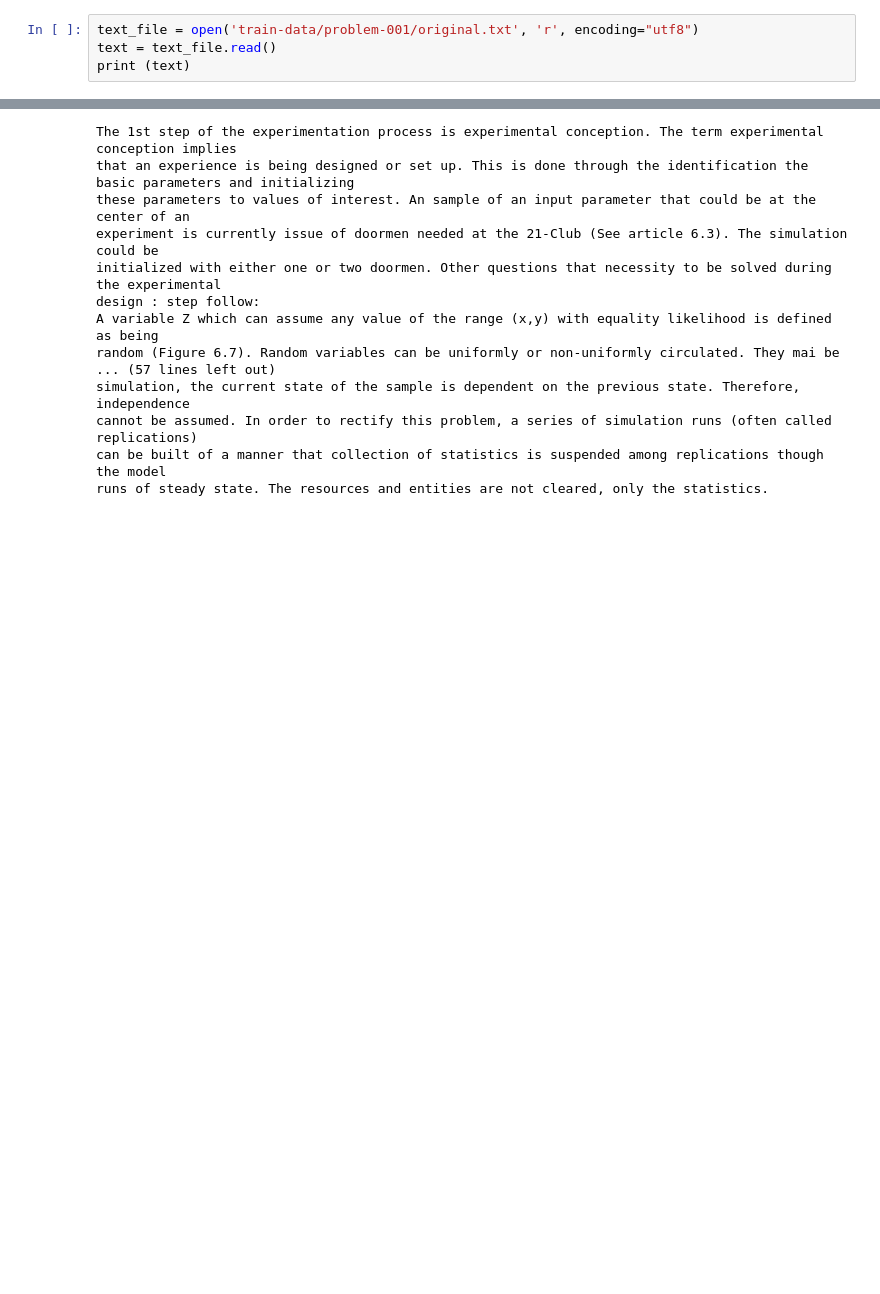
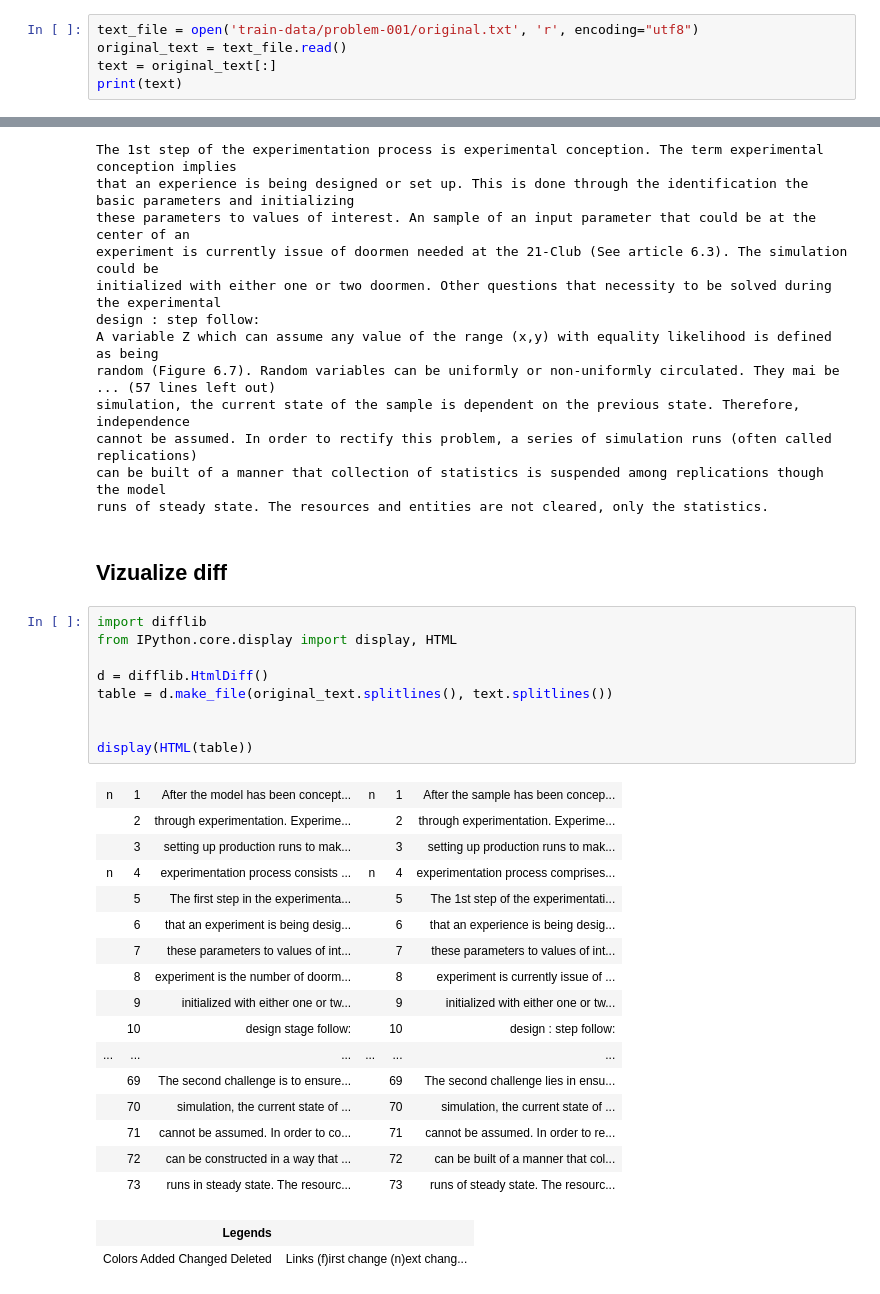
Before and after one commit to GeorgiMateev/pan-author-obfuscation, a Jupyter notebook: PAN-Author-Obfuscation.ipynb, the cells around one changed output, grey strips where cells are left out. Cells and saved outputs as stored; diff of their text form; blank space fills up the shorter version.

Commit message:
Added diff visualization

```diff
--- a/PAN-Author-Obfuscation.ipynb
+++ b/PAN-Author-Obfuscation.ipynb
@@ -12,8 +12,9 @@ from collections import defaultdict
 #### How to read a file ####
 # %%
 text_file = open('train-data/problem-001/original.txt', 'r', encoding="utf8")
-text = text_file.read()
-print (text)
+original_text = text_file.read()
+text = original_text[:]
+print(text)
 # %% [output]
 ﻿After the model has been conceptualized, coded, verified, and validated, it is ready to provide information
 through experimentation. Experimentation is the process of initializing key parameters in the model and
@@ -104,3 +105,33 @@ simulation, the current state of the sample is dependent on the previous state.
 cannot be assumed. In order to rectify this problem, a series of simulation runs (often called replications)
 can be built of a manner that collection of statistics is suspended among replications though the model
 runs of steady state. The resources and entities are not cleared, only the statistics.
+# %% [markdown]
+## Vizualize diff ##
+# %%
+import difflib
+from IPython.core.display import display, HTML
+
+d = difflib.HtmlDiff()
+table = d.make_file(original_text.splitlines(), text.splitlines())
+
+
+display(HTML(table))
+# %% [output]
+| n | 1 | ﻿After the model has been concept... | n | 1 | ﻿After the sample has been concep... |
+|  | 2 | through experimentation. Experime... |  | 2 | through experimentation. Experime... |
+|  | 3 | setting up production runs to mak... |  | 3 | setting up production runs to mak... |
+| n | 4 | experimentation process consists ... | n | 4 | experimentation process comprises... |
+|  | 5 | The first step in the experimenta... |  | 5 | The 1st step of the experimentati... |
+|  | 6 | that an experiment is being desig... |  | 6 | that an experience is being desig... |
+|  | 7 | these parameters to values of int... |  | 7 | these parameters to values of int... |
+|  | 8 | experiment is the number of doorm... |  | 8 | experiment is currently issue of ... |
+|  | 9 | initialized with either one or tw... |  | 9 | initialized with either one or tw... |
+|  | 10 | design stage follow: |  | 10 | design : step follow: |
+| ... | ... | ... | ... | ... | ... |
+|  | 69 | The second challenge is to ensure... |  | 69 | The second challenge lies in ensu... |
+|  | 70 | simulation, the current state of ... |  | 70 | simulation, the current state of ... |
+|  | 71 | cannot be assumed. In order to co... |  | 71 | cannot be assumed. In order to re... |
+|  | 72 | can be constructed in a way that ... |  | 72 | can be built of a manner that col... |
+|  | 73 | runs in steady state. The resourc... |  | 73 | runs of steady state. The resourc... |
+| Legends |  |
+| Colors Added Changed Deleted | Links (f)irst change (n)ext chang... |
```
